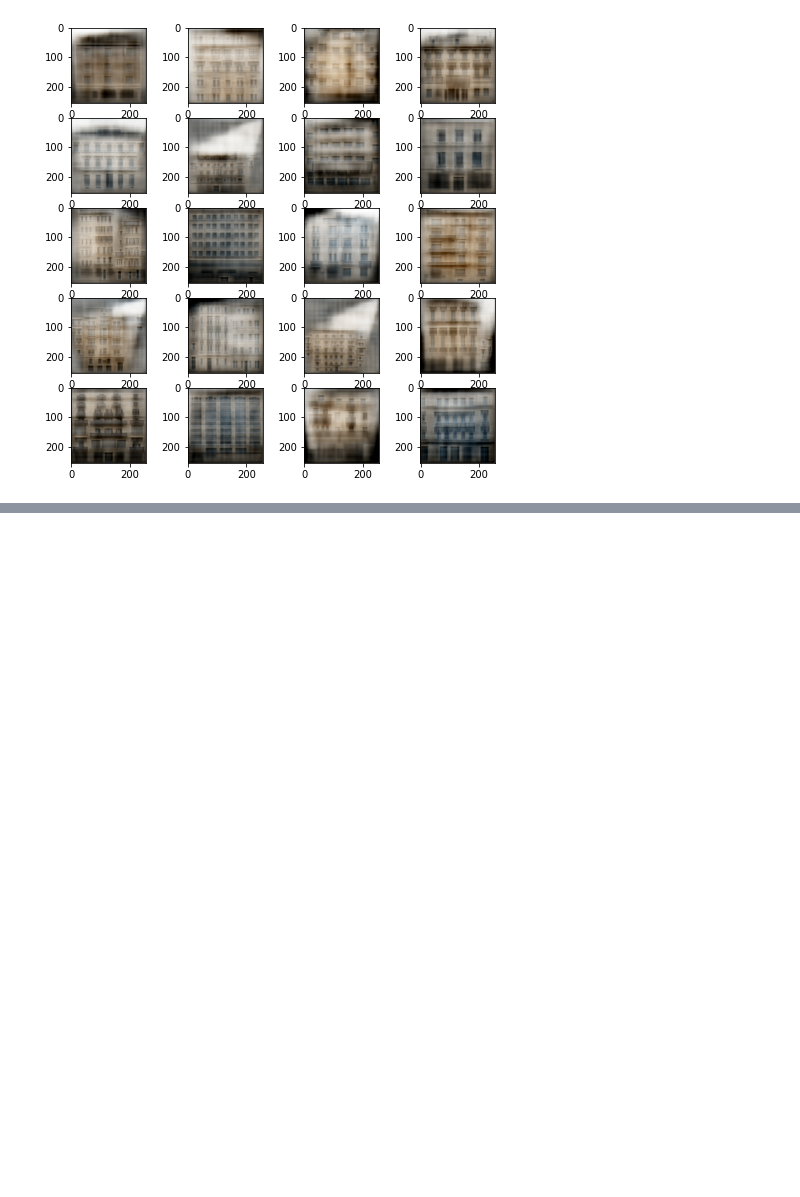
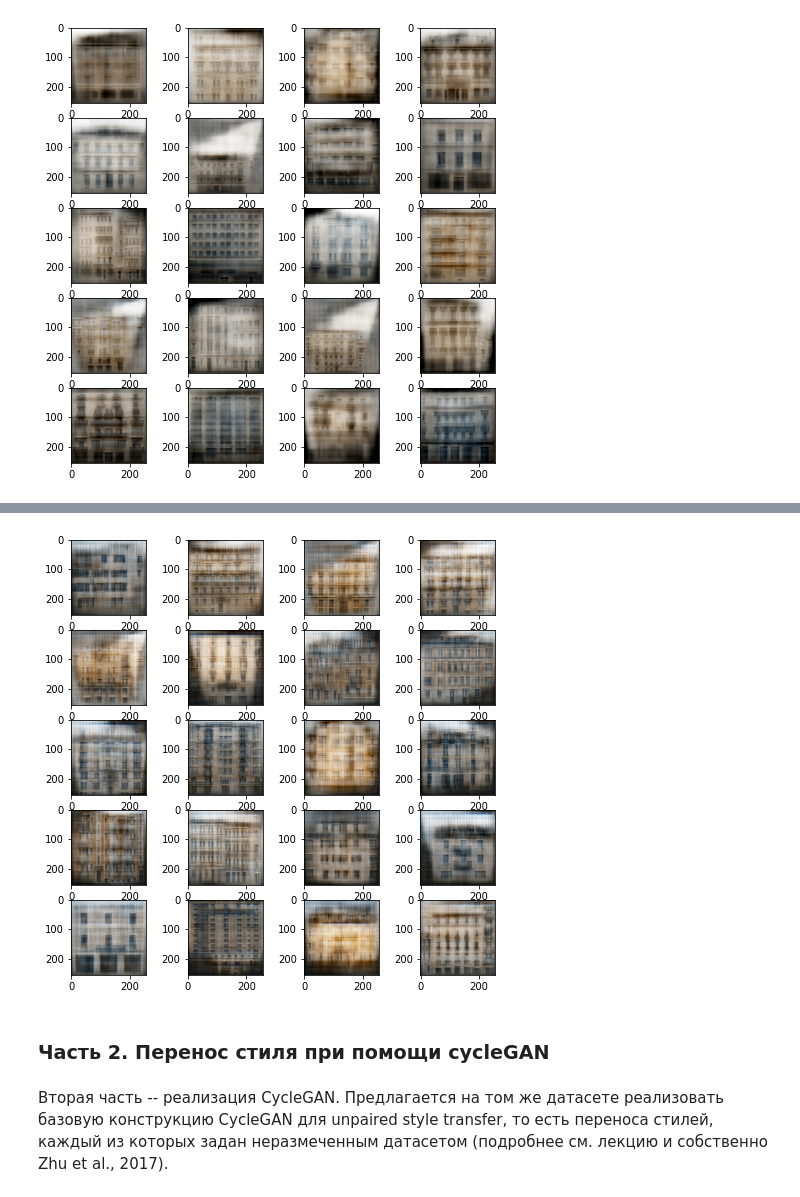
Before and after one commit to GreasyGoose/dl_adv, a Jupyter notebook: hw3/HW3_GANs.ipynb, the cells around one changed output, grey strips where cells are left out. Drawn from its saved outputs; the diff is of its cells as text; code cells hidden in the pictures; blank space fills up the shorter version.

```diff
--- a/hw3/HW3_GANs.ipynb
+++ b/hw3/HW3_GANs.ipynb
@@ -324,0 +352,17 @@ plt.show()
+# %%
+for batch in dataloader:
+      real, condition = batch
+      real, condition =  real.to(pix2pix.device), condition.to(pix2pix.device)
+      _, imgs = pix2pix._gen_step(real, condition)
+      break
+# %%
+fig = plt.figure(figsize=(8, 8))
+columns = 4
+rows = 5
+for i in range(1, columns * rows +1):
+    fig.add_subplot(rows, columns, i)
+    img = np.transpose(imgs[i].cpu().detach().numpy(), [1, 2, 0])
+    plt.imshow(np.clip(img, 0, 1))
+plt.show()
+# %% [output]
+[figure, added]
@@ -324,0 +371,4 @@ plt.show()
+# %% [markdown]
+### Часть 2. Перенос стиля при помощи cycleGAN
+# %% [markdown]
+Вторая часть -- реализация CycleGAN. Предлагается на том же датасете реализовать базовую конструкцию CycleGAN для unpaired style transfer, то есть переноса стилей, каждый из которых задан неразмеченным датасетом (подробнее см. лекцию и собственно Zhu et al., 2017).
```
Also changed, not shown: parts of 30 cells of this notebook.
